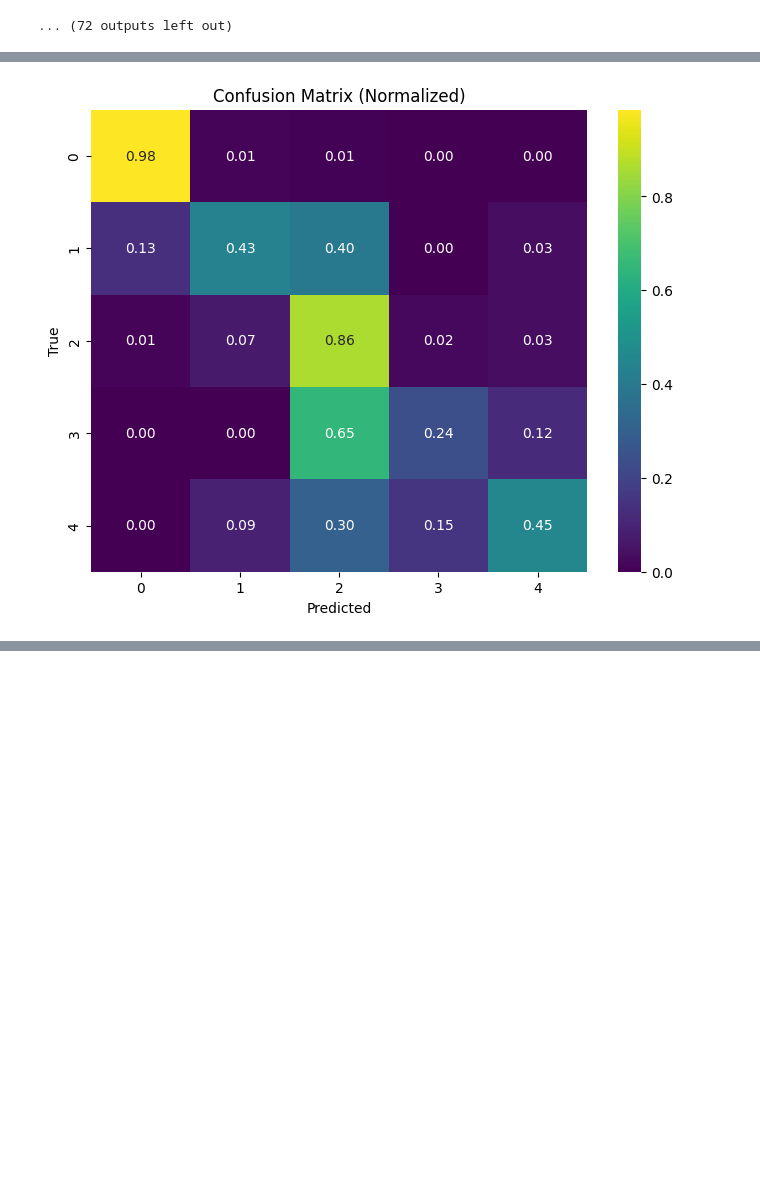
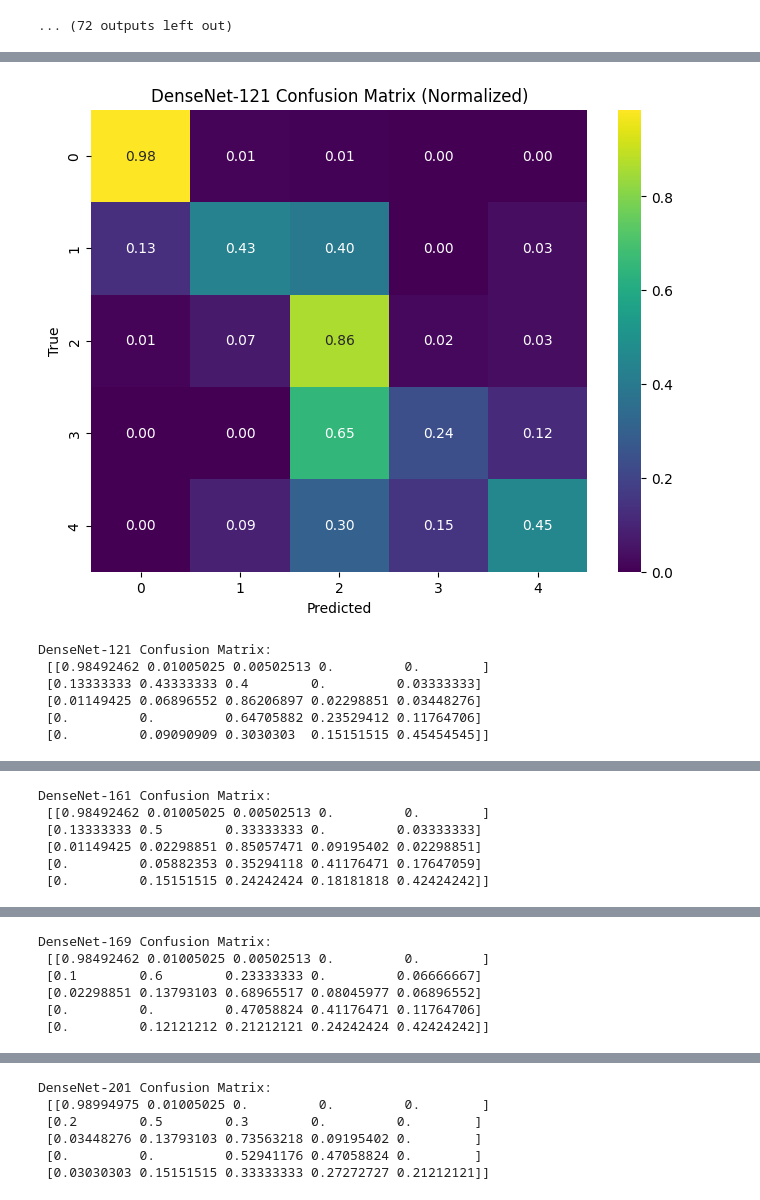
Before and after one commit to maurilaparva/diabetic_retinopathy_classification, a Jupyter notebook: training_pipeline.ipynb, the cells around one changed output, grey strips where cells are left out. Drawn from its saved outputs; the diff is of its cells as text; code cells hidden in the pictures; blank space fills up the shorter version.

```diff
--- a/training_pipeline.ipynb
+++ b/training_pipeline.ipynb
@@ -294,7 +294,7 @@ def test_model(model, test_loader):
 
     return np.array(true_labels), np.array(predicted_probabilities)
 
-def plot_learning_curves(training_losses, validation_losses):
+def plot_learning_curves(training_losses, validation_losses, model_name=''):
     # Plot epoch wise training and validation losses (both in the same plot)
     assert len(training_losses) == len(validation_losses)
 
@@ -303,11 +303,11 @@ def plot_learning_curves(training_losses, validation_losses):
     plt.plot(validation_losses, label='Validation Loss', color='orange', marker='o')
     plt.xlabel('Epoch')
     plt.ylabel('Loss')
-    plt.title('Training and Validation Loss Over Epochs')
+    plt.title(model_name + ' Training and Validation Loss Over Epochs')
     plt.legend()
     plt.show()
 
-def train_model(model, loss_module, optimizer, train_loader, valid_loader, device, path='efficientnetb7', epochs=20):
+def train_model(model, loss_module, optimizer, train_loader, valid_loader, device, path='efficientnetb7', epochs=20, model_name=''):
     training_losses = []
     validation_losses = []
     best_val_loss = float('inf')
@@ -359,7 +359,7 @@ def train_model(model, loss_module, optimizer, train_loader, valid_loader, devic
         torch.save({'model_state_dict': model.state_dict(),
                     'optimizer_state_dict': optimizer.state_dict(),
                     'epoch': epoch + 1}, f"{path}_epoch_{epoch + 1}.pth")
-    plot_learning_curves(training_losses, validation_losses)
+    plot_learning_curves(training_losses, validation_losses, model_name)
 
     return training_losses, validation_losses
 # %%
@@ -392,7 +392,7 @@ Downloading: "https://download.pytorch.org/models/densenet201-c1103571.pth" to /
 try:
     train_losses, val_losses = train_model(
         model, loss_module, optimizer, train_loader, valid_loader,
-         device=device, path="efficientnetb7", epochs=20
+         device=device, path="efficientnetb7", epochs=20, model_name='EfficientNet-B7'
     )
 except NameError:
     raise ValueError("train_loader or valid_loader is not defined. Ensure data loaders are properly initialized.")
@@ -524,7 +513,7 @@ Severity 4 ROC-AUC: 0.84
 # %%
 import seaborn as sns
 from sklearn.metrics import confusion_matrix
-def plot_confusion_matrix(true_labels, predicted_labels, normalize=False):
+def plot_confusion_matrix(true_labels, predicted_labels, model_name='', normalize=False):
     cm = confusion_matrix(true_labels, predicted_labels)
     if normalize:
         cm = cm.astype('float') / cm.sum(axis=1)[:, np.newaxis]
@@ -533,7 +522,7 @@ def plot_confusion_matrix(true_labels, predicted_labels, normalize=False):
                 xticklabels=range(5), yticklabels=range(5))
     plt.xlabel('Predicted')
     plt.ylabel('True')
-    plt.title('Confusion Matrix' + (' (Normalized)' if normalize else ''))
+    plt.title(model_name + ' Confusion Matrix' + (' (Normalized)' if normalize else ''))
     plt.show()
 
     return cm
@@ -548,7 +537,7 @@ cm_normalized = plot_confusion_matrix(true_labels, predicted_labels, normalize=T
 try:
     train_losses, val_losses = train_model(
         model_densenet121, loss_module, optimizer_densenet121, train_loader, valid_loader,
-         device=device, path="densenet121", epochs=20
+         device=device, path="densenet121", epochs=20, model_name='DenseNet-121'
     )
 except NameError:
     raise ValueError("train_loader or valid_loader is not defined. Ensure data loaders are properly initialized.")
@@ -556,7 +545,7 @@ except NameError:
 try:
     train_losses, val_losses = train_model(
         model_densenet161, loss_module, optimizer_densenet161, train_loader, valid_loader,
-         device=device, path="densenet161", epochs=20
+         device=device, path="densenet161", epochs=20, model_name='DenseNet-161'
     )
 except NameError:
     raise ValueError("train_loader or valid_loader is not defined. Ensure data loaders are properly initialized.")
@@ -564,7 +553,7 @@ except NameError:
 try:
     train_losses, val_losses = train_model(
         model_densenet169, loss_module, optimizer_densenet169, train_loader, valid_loader,
-         device=device, path="densenet169", epochs=20
+         device=device, path="densenet169", epochs=20, model_name='DenseNet-169'
     )
 except NameError:
     raise ValueError("train_loader or valid_loader is not defined. Ensure data loaders are properly initialized.")
@@ -572,7 +561,7 @@ except NameError:
 try:
     train_losses, val_losses = train_model(
         model_densenet201, loss_module, optimizer_densenet201, train_loader, valid_loader,
-         device=device, path="densenet201", epochs=20
+         device=device, path="densenet201", epochs=20, model_name='DenseNet-201'
     )
 except NameError:
     raise ValueError("train_loader or valid_loader is not defined. Ensure data loaders are properly initialized.")
@@ -686,15 +675,25 @@ Severity 3 ROC-AUC: 0.86
 Severity 4 ROC-AUC: 0.88
 # %%
 predicted_labels_densenet121 = np.argmax(predicted_probabilities_densenet121, axis=1)
-cm_densenet121 = plot_confusion_matrix(true_labels_densenet121, predicted_labels_densenet121, normalize=True)
+cm_densenet121 = plot_confusion_matrix(true_labels_densenet121, predicted_labels_densenet121, 'DenseNet-121', normalize=True)
+print(f'DenseNet-121 Confusion Matrix:\n {cm_densenet121}')
 
 predicted_labels_densenet161 = np.argmax(predicted_probabilities_densenet161, axis=1)
-cm_densenet161 = plot_confusion_matrix(true_labels_densenet161, predicted_labels_densenet161, normalize=True)
+cm_densenet161 = plot_confusion_matrix(true_labels_densenet161, predicted_labels_densenet161, 'DenseNet-161', normalize=True)
+print(f'DenseNet-161 Confusion Matrix:\n {cm_densenet161}')
 
 predicted_labels_densenet169 = np.argmax(predicted_probabilities_densenet169, axis=1)
-cm_densenet169 = plot_confusion_matrix(true_labels_densenet169, predicted_labels_densenet169, normalize=True)
+cm_densenet169 = plot_confusion_matrix(true_labels_densenet169, predicted_labels_densenet169, 'DenseNet-169', normalize=True)
+print(f'DenseNet-169 Confusion Matrix:\n {cm_densenet169}')
 
 predicted_labels_densenet201 = np.argmax(predicted_probabilities_densenet201, axis=1)
-cm_densenet201 = plot_confusion_matrix(true_labels_densenet201, predicted_labels_densenet201, normalize=True)
+cm_densenet201 = plot_confusion_matrix(true_labels_densenet201, predicted_labels_densenet201, 'DenseNet-201', normalize=True)
+print(f'DenseNet-201 Confusion Matrix:\n {cm_densenet201}')
 # %% [output]
-[figure, old version]
+[figure, new version]
+DenseNet-121 Confusion Matrix:
+ [[0.98492462 0.01005025 0.00502513 0.         0.        ]
+ [0.13333333 0.43333333 0.4        0.         0.03333333]
+ [0.01149425 0.06896552 0.86206897 0.02298851 0.03448276]
+ [0.         0.         0.64705882 0.23529412 0.11764706]
+ [0.         0.09090909 0.3030303  0.15151515 0.45454545]]
@@ -701,0 +701,6 @@ cm_densenet201 = plot_confusion_matrix(true_labels_densenet201, predicted_labels
+DenseNet-161 Confusion Matrix:
+ [[0.98492462 0.01005025 0.00502513 0.         0.        ]
+ [0.13333333 0.5        0.33333333 0.         0.03333333]
+ [0.01149425 0.02298851 0.85057471 0.09195402 0.02298851]
+ [0.         0.05882353 0.35294118 0.41176471 0.17647059]
+ [0.         0.15151515 0.24242424 0.18181818 0.42424242]]
@@ -702,0 +708,6 @@ cm_densenet201 = plot_confusion_matrix(true_labels_densenet201, predicted_labels
+DenseNet-169 Confusion Matrix:
+ [[0.98492462 0.01005025 0.00502513 0.         0.        ]
+ [0.1        0.6        0.23333333 0.         0.06666667]
+ [0.02298851 0.13793103 0.68965517 0.08045977 0.06896552]
+ [0.         0.         0.47058824 0.41176471 0.11764706]
+ [0.         0.12121212 0.21212121 0.24242424 0.42424242]]
@@ -703,0 +715,6 @@ cm_densenet201 = plot_confusion_matrix(true_labels_densenet201, predicted_labels
+DenseNet-201 Confusion Matrix:
+ [[0.98994975 0.01005025 0.         0.         0.        ]
+ [0.2        0.5        0.3        0.         0.        ]
+ [0.03448276 0.13793103 0.73563218 0.09195402 0.        ]
+ [0.         0.         0.52941176 0.47058824 0.        ]
+ [0.03030303 0.15151515 0.33333333 0.27272727 0.21212121]]
```
Also changed, not shown: parts of 7 cells of this notebook.
